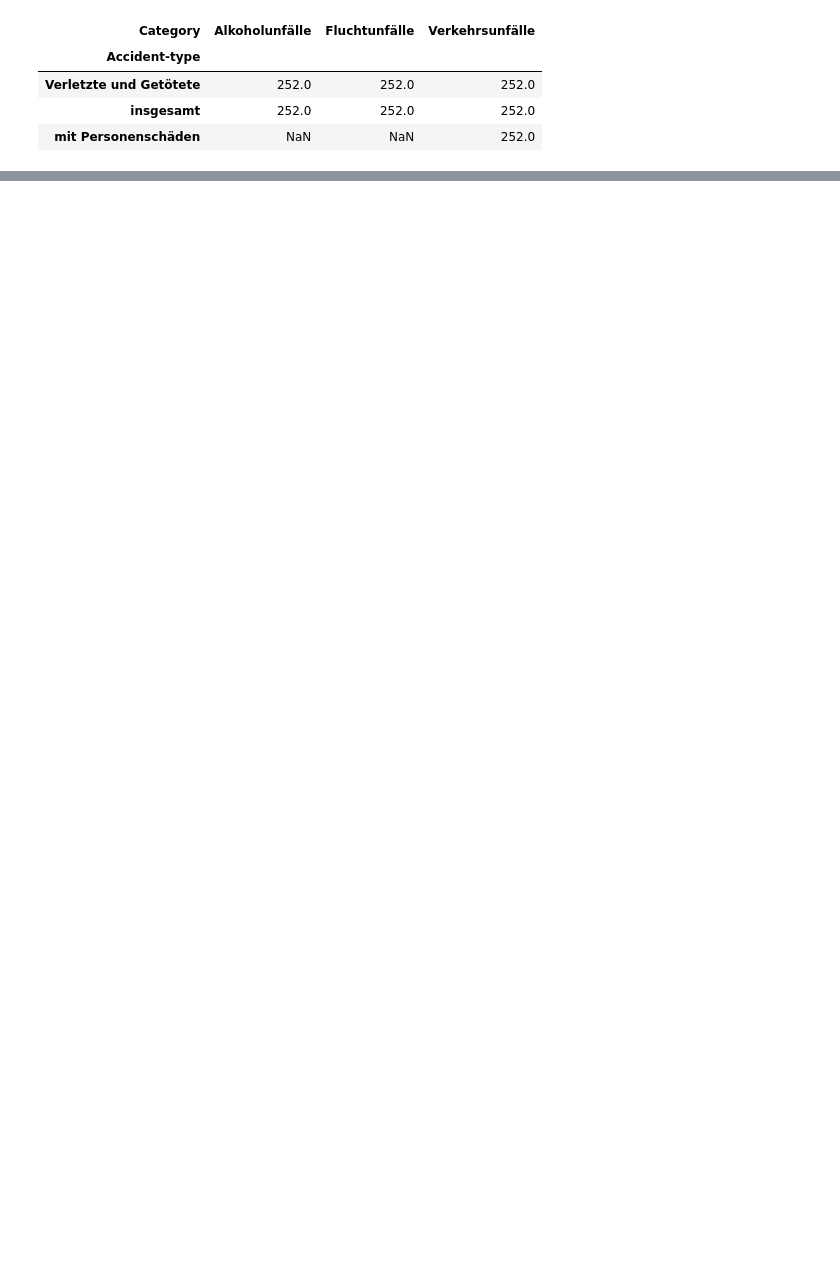
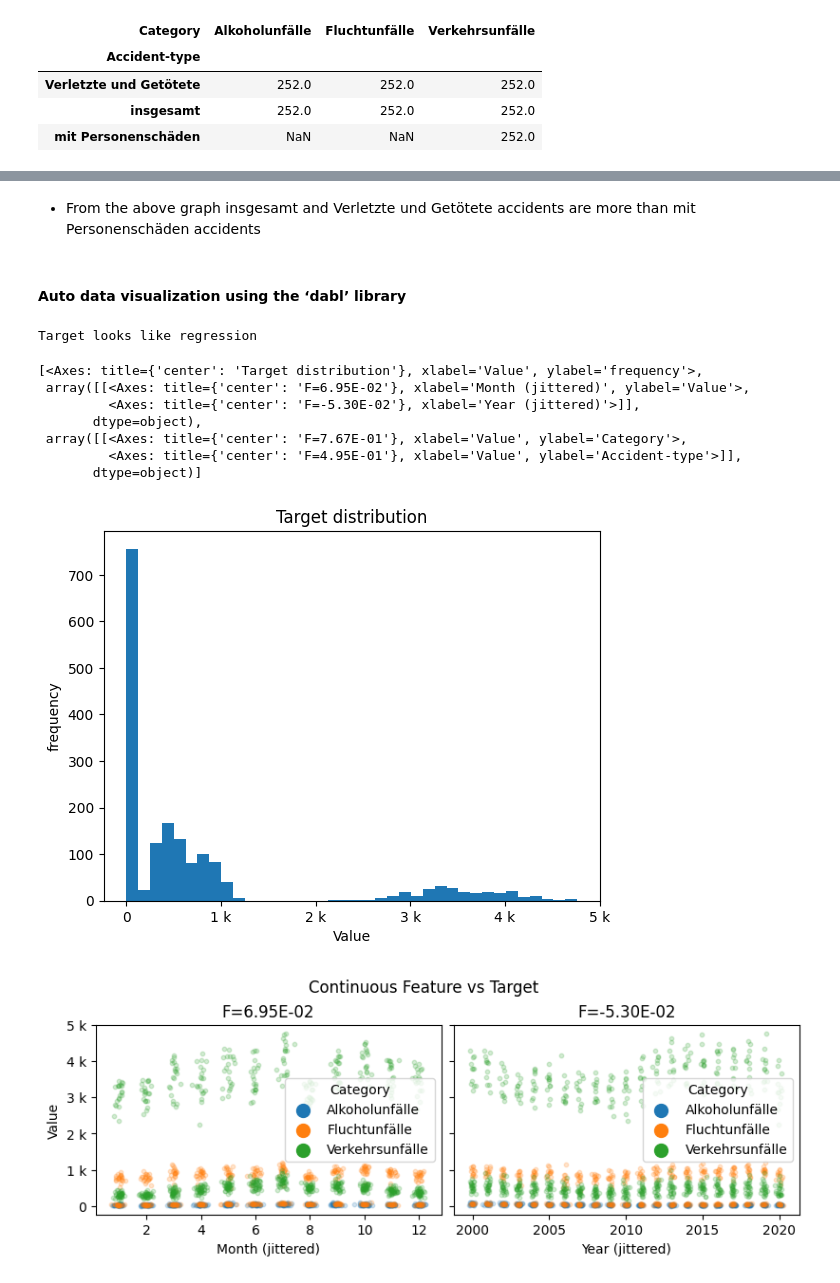
Before and after one commit to Sulochanaakki/munich_accidentdataset_modelbuilding, a Jupyter notebook: Notebook/dataanalysis.ipynb, the cells around one changed output, grey strips where cells are left out. Cells and saved outputs as stored; diff of their text form; code cells hidden in the pictures; blank space fills up the shorter version.

```diff
--- a/Notebook/dataanalysis.ipynb
+++ b/Notebook/dataanalysis.ipynb
@@ -289,0 +285,19 @@ From the above analysis Verkehrsunfälle accidents are high in all years.
+# %% [markdown]
+- From the above graph  insgesamt and Verletzte und Getötete  accidents are more than mit Personenschäden	 accidents
+# %% [markdown]
+#### Auto data visualization using the ‘dabl’ library
+# %%
+# Visualizing dataset using dabl library
+import dabl
+dabl.plot(df_2020, target_col='Value')
+# %% [output]
+Target looks like regression
+[<Axes: title={'center': 'Target distribution'}, xlabel='Value', ylabel='frequency'>,
+ array([[<Axes: title={'center': 'F=6.95E-02'}, xlabel='Month (jittered)', ylabel='Value'>,
+         <Axes: title={'center': 'F=-5.30E-02'}, xlabel='Year (jittered)'>]],
+       dtype=object),
+ array([[<Axes: title={'center': 'F=7.67E-01'}, xlabel='Value', ylabel='Category'>,
+         <Axes: title={'center': 'F=4.95E-01'}, xlabel='Value', ylabel='Accident-type'>]],
+       dtype=object)]
+[figure, added]
+[figure, added]
```
Also changed, not shown: parts of 35 cells of this notebook.
